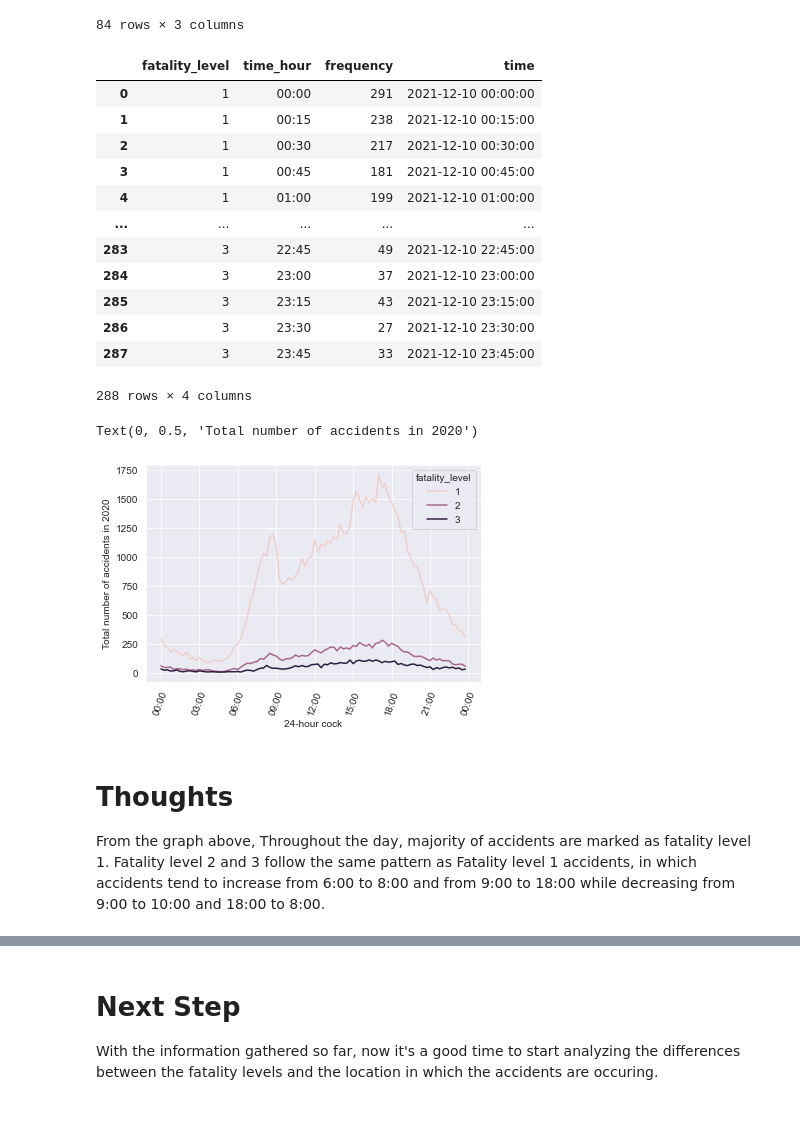
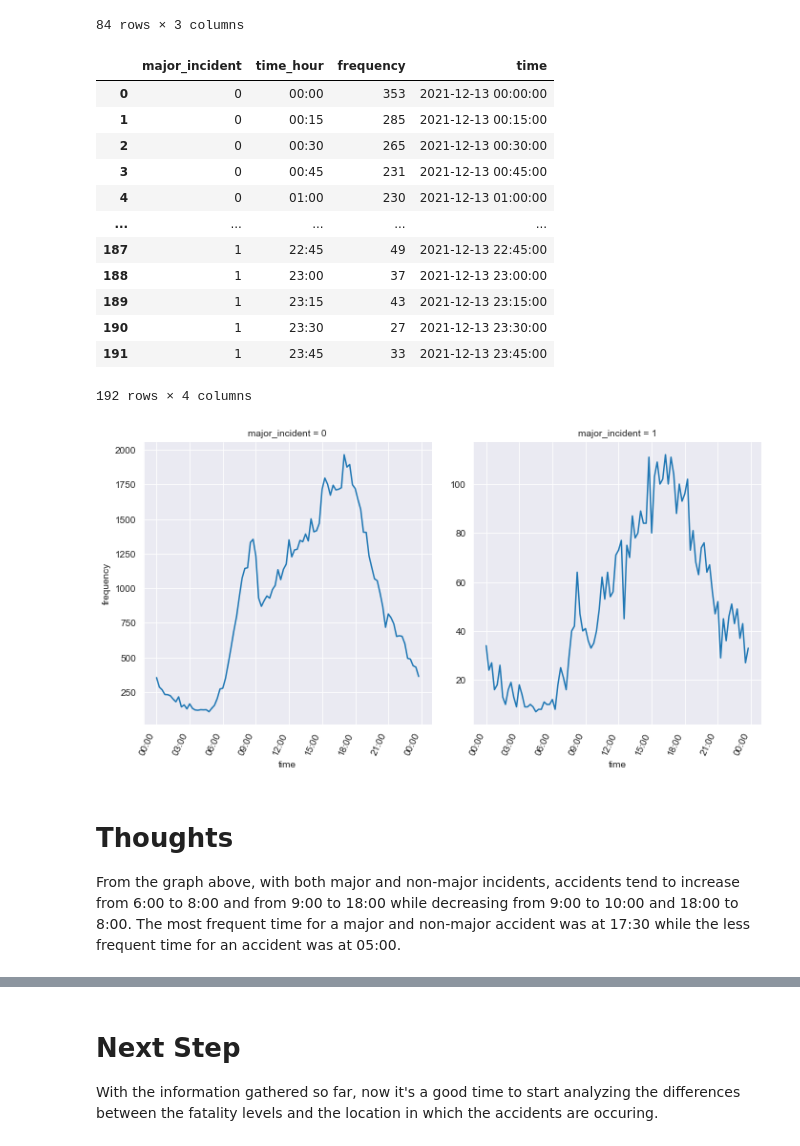
Before and after one commit to LuisEVT/High_Fatality_Accidents, a Jupyter notebook: High_Fatality_Accidents.ipynb, the cells around one changed output, grey strips where cells are left out. Cells and saved outputs as stored; diff of their text form; code cells hidden in the pictures; blank space fills up the shorter version.

```diff
--- a/High_Fatality_Accidents.ipynb
+++ b/High_Fatality_Accidents.ipynb
@@ -71,6 +109,9 @@ memory usage: 18.1+ MB
 #df_accidents['date'] = df_accidents['date'].astype('datetime64[ns]')
 #df_accidents['time'] = df_accidents['time'].astype('datetime64[ns]')
 #df_accidents['time'] = pd.to_timedelta( df_accidents['time'] + ':00' )
+# %%
+df_accidents.drop(columns = ['junction_control','pedestrian_crossing_human_control','pedestrian_crossing_physical_facilities'],inplace=True)
+#df_accidents.dropna(inplace = True)
 # %%
 df_accidents.info()
 # %% [output]
@@ -437,16 +482,7 @@ df_accidents_timestamp_severity
 | 91197 | 2020 | 2020-12-15 14:00:00 | Tuesday | December | 12 | 1 | 3 | ... |
 | 91198 | 2020 | 2020-08-25 13:50:00 | Tuesday | August | 8 | 1 | 3 | ... |
 91199 rows × 9 columns
-# %%
-df_accidents_timestamp_severity['fatality_level'] = 0
-
-df_accidents_timestamp_severity.loc[ df_accidents_timestamp_severity['number_of_casualties'] == 1 ,'fatality_level']  = 1
-df_accidents_timestamp_severity.loc[ df_accidents_timestamp_severity['number_of_casualties'] == 2 ,'fatality_level']  = 2
-df_accidents_timestamp_severity.loc[ df_accidents_timestamp_severity['number_of_casualties'] >= 3 ,'fatality_level']  = 3
-
-# Here I'm creating a new column that defined the major incident from the description above.
-
-# Fatality_level 1: 1 casualty
-# Fatality_level 2: 2 casualties
-# Fatality_level 3: 3+ casualties
+# %%
+df_accidents_timestamp_severity['major_incident'] = 0
+df_accidents_timestamp_severity.loc[ df_accidents_timestamp_severity['number_of_casualties'] >= 3 ,'major_incident']  = 1
 # %%
@@ -599,44 +634,56 @@ df_temp_acc.groupby(['month_name','day_name']).count().reset_index() #.sort_valu
 # %%
 df_accidents_timestamp_severity['time_hour'] = df_accidents_timestamp_severity['date_time'].dt.round('15T').dt.strftime("%H:%M")
 df_accidents_timestamp_severity['frequency'] = 0
-df_accidents_timestamp_severity_V2 = df_accidents_timestamp_severity.groupby(['fatality_level','time_hour'])['frequency'].count().reset_index()
+df_accidents_timestamp_severity_V2 = df_accidents_timestamp_severity.groupby(['major_incident','time_hour'])['frequency'].count().reset_index()
 
 df_accidents_timestamp_severity_V2['time'] = df_accidents_timestamp_severity_V2['time_hour'].astype('datetime64[ns]')
 
 df_accidents_timestamp_severity_V2
 # %% [output]
-|  | fatality_level | time_hour | frequency | time |
-| 0 | 1 | 00:00 | 291 | 2021-12-10 00:00:00 |
-| 1 | 1 | 00:15 | 238 | 2021-12-10 00:15:00 |
-| 2 | 1 | 00:30 | 217 | 2021-12-10 00:30:00 |
-| 3 | 1 | 00:45 | 181 | 2021-12-10 00:45:00 |
-| 4 | 1 | 01:00 | 199 | 2021-12-10 01:00:00 |
+|  | major_incident | time_hour | frequency | time |
+| 0 | 0 | 00:00 | 353 | 2021-12-13 00:00:00 |
+| 1 | 0 | 00:15 | 285 | 2021-12-13 00:15:00 |
+| 2 | 0 | 00:30 | 265 | 2021-12-13 00:30:00 |
+| 3 | 0 | 00:45 | 231 | 2021-12-13 00:45:00 |
+| 4 | 0 | 01:00 | 230 | 2021-12-13 01:00:00 |
 | ... | ... | ... | ... | ... |
-| 283 | 3 | 22:45 | 49 | 2021-12-10 22:45:00 |
-| 284 | 3 | 23:00 | 37 | 2021-12-10 23:00:00 |
-| 285 | 3 | 23:15 | 43 | 2021-12-10 23:15:00 |
-| 286 | 3 | 23:30 | 27 | 2021-12-10 23:30:00 |
-| 287 | 3 | 23:45 | 33 | 2021-12-10 23:45:00 |
+| 187 | 1 | 22:45 | 49 | 2021-12-13 22:45:00 |
+| 188 | 1 | 23:00 | 37 | 2021-12-13 23:00:00 |
+| 189 | 1 | 23:15 | 43 | 2021-12-13 23:15:00 |
+| 190 | 1 | 23:30 | 27 | 2021-12-13 23:30:00 |
+| 191 | 1 | 23:45 | 33 | 2021-12-13 23:45:00 |
-288 rows × 4 columns
+192 rows × 4 columns
 # %%
-ax1 = sns.lineplot(x='time',
-                   y='frequency',
-                   data = df_accidents_timestamp_severity_V2,
-                   hue = 'fatality_level')
+
+g = sns.relplot(x='time',
+            y= 'frequency',
+            data = df_accidents_timestamp_severity_V2,
+            col = 'major_incident',
+            kind = 'line',
+            facet_kws={'sharey':False})
+
+g.set_xticklabels(rotation=65, horizontalalignment='right')
+
+for axs in g.axes.flatten():
+    axs.xaxis.set_major_formatter(md.DateFormatter('%H:%M'))
+
+# ax1 = sns.lineplot(x='time',
+#                    y='frequency',
+#                    data = df_accidents_timestamp_severity_V2,
+#                    hue = 'major_incident')
 
 
-ax1.xaxis.set_major_formatter(md.DateFormatter('%H:%M'))
-plt.xticks( rotation = 70 )
+# ax1.xaxis.set_major_formatter(md.DateFormatter('%H:%M'))
+# plt.xticks( rotation = 70 )
 
-plt.xlabel('24-hour cock')
-plt.ylabel('Total number of accidents in 2020')
+# plt.xlabel('24-hour cock')
+# plt.ylabel('Total number of accidents in 2020')
 # %% [output]
-Text(0, 0.5, 'Total number of accidents in 2020')
-[figure, old version]
+[figure, new version]
 # %% [markdown]
 # Thoughts
 
-From the graph above, Throughout the day, majority of accidents are marked as fatality level 1. Fatality level 2 and 3 follow the same pattern as Fatality level 1 accidents, in which accidents tend to increase from 6:00 to 8:00 and from 9:00 to 18:00 while decreasing from 9:00 to 10:00 and 18:00 to 8:00.
+From the graph above, with both major and non-major incidents, accidents tend to increase from 6:00 to 8:00 and from 9:00 to 18:00 while decreasing from 9:00 to 10:00 and 18:00 to 8:00. The most frequent time for a major and non-major accident was at 17:30 while the less frequent time for an accident was at 05:00.
 # %% [markdown]
 # Answering Questions
 
```
Also changed, not shown: parts of 56 cells of this notebook.
